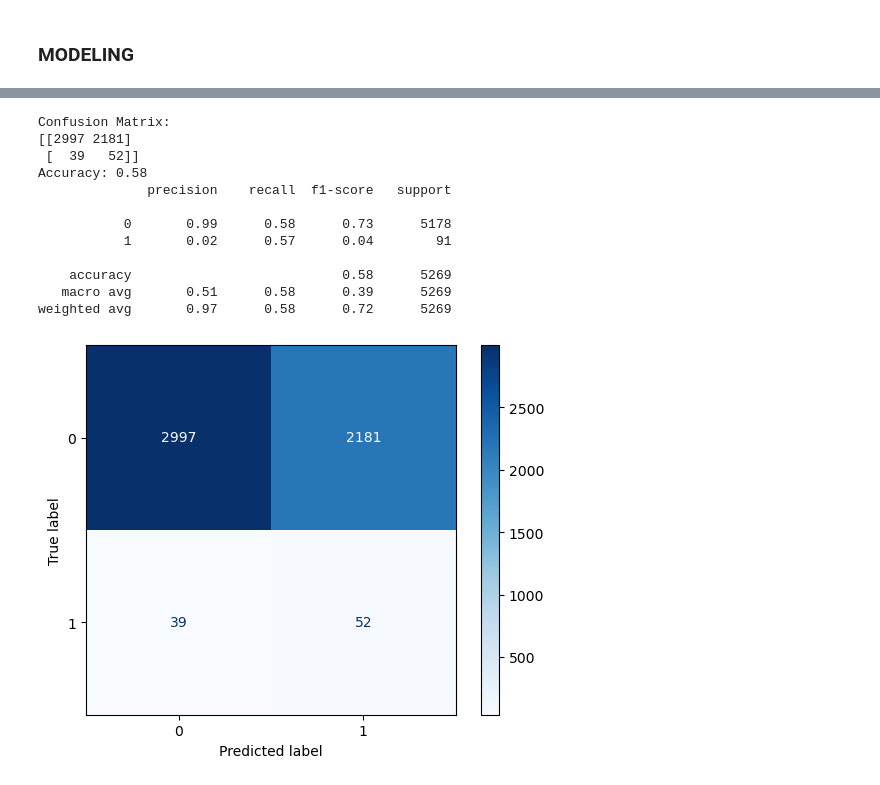
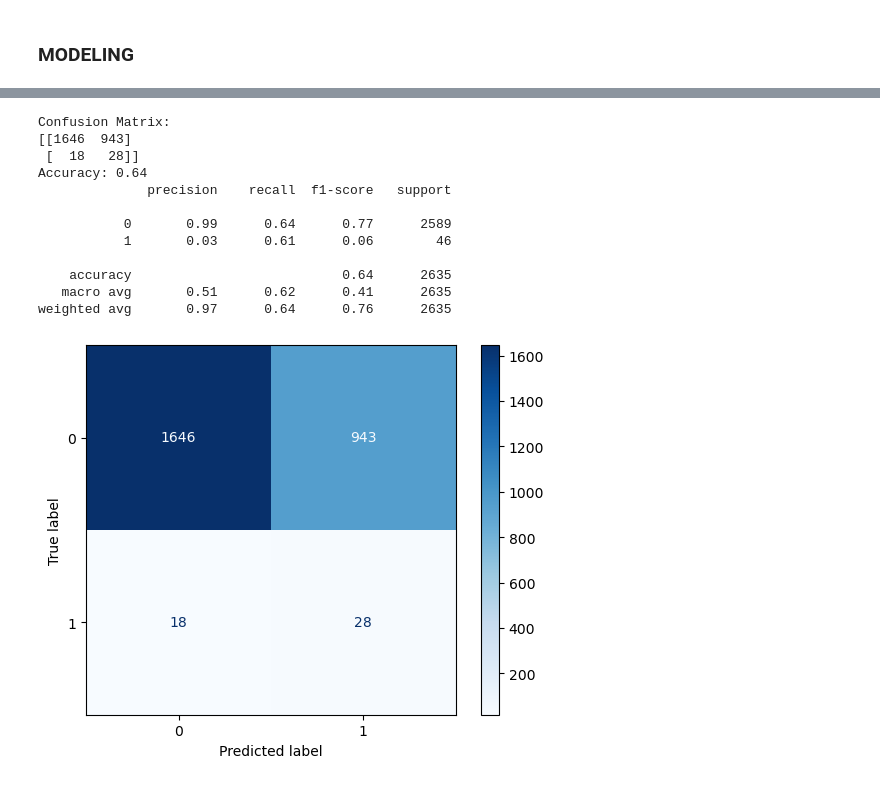
Before and after one commit to DiyaPrasanth20/NFL_Analysis, a Jupyter notebook: DataModelingPartTwo.ipynb, the cells around one changed output, grey strips where cells are left out. Saved outputs shown, nothing was run; the diff lists cells and outputs as text; code cells hidden in the pictures.

```diff
--- a/DataModelingPartTwo.ipynb
+++ b/DataModelingPartTwo.ipynb
@@ -123,7 +126,7 @@ X = play2024_df.drop(columns=['was_injured', "missed_time"])  # Drop the target
 y = play2024_df['was_injured']  # Target column
 # Split the data
 # Split data into train and test sets
-X_train, X_test, y_train, y_test = train_test_split(X, y, test_size=0.2, stratify=y, random_state=42)
+X_train, X_test, y_train, y_test = train_test_split(X, y, test_size=0.1, stratify=y, random_state=42)
 
 # # Apply SMOTE to oversample the minority class
 adasyn = ADASYN(random_state=42)
@@ -188,32 +191,32 @@ weighted avg       0.97      0.60      0.73      5269
 # %%
-threshold = 0.49
+threshold = 0.521
 
 # Convert probabilities to binary predictions based on the threshold
 y_pred = (y_proba >= threshold).astype(int)
 cm = confusion_matrix(y_test, y_pred)
 
 # Print confusion matrix
 print("Confusion Matrix:")
 print(cm)
 
 # Visualize confusion matrix as a heatmap
 disp = ConfusionMatrixDisplay(confusion_matrix=cm, display_labels=model.classes_)
 disp.plot(cmap="Blues")  # You can customize the color map if needed
 
 # Evaluate the model
 print(f'Accuracy: {accuracy_score(y_test, y_pred):.2f}')
 print(classification_report(y_test, y_pred))
 # %% [output]
 Confusion Matrix:
-[[2997 2181]
- [  39   52]]
-Accuracy: 0.58
+[[1646  943]
+ [  18   28]]
+Accuracy: 0.64
               precision    recall  f1-score   support
 
-           0       0.99      0.58      0.73      5178
-           1       0.02      0.57      0.04        91
+           0       0.99      0.64      0.77      2589
+           1       0.03      0.61      0.06        46
 
-    accuracy                           0.58      5269
-   macro avg       0.51      0.58      0.39      5269
-weighted avg       0.97      0.58      0.72      5269
+    accuracy                           0.64      2635
+   macro avg       0.51      0.62      0.41      2635
+weighted avg       0.97      0.64      0.76      2635
-[figure, old version]
+[figure, new version]
```
Also changed, not shown: parts of 3 cells of this notebook.
